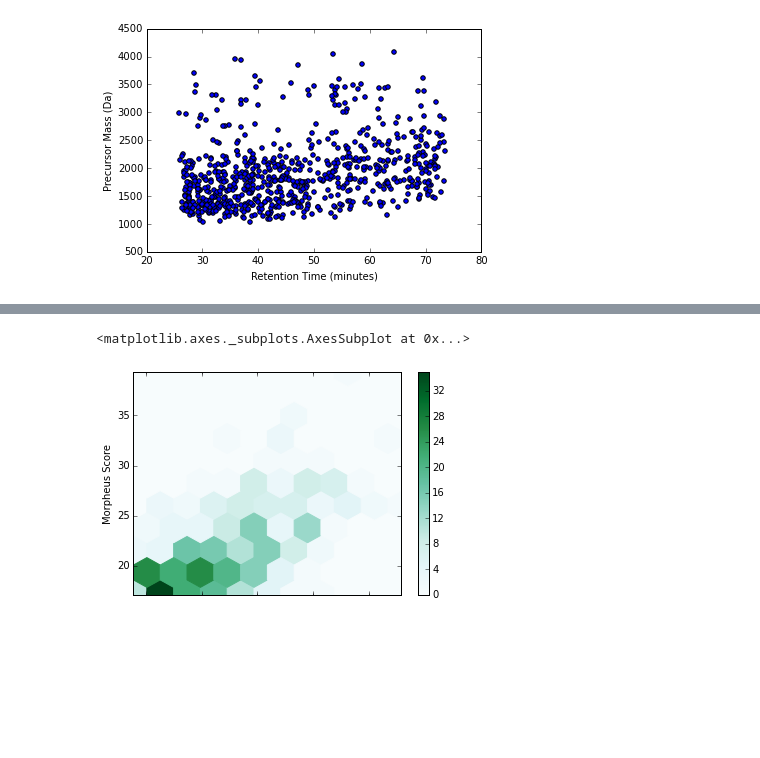
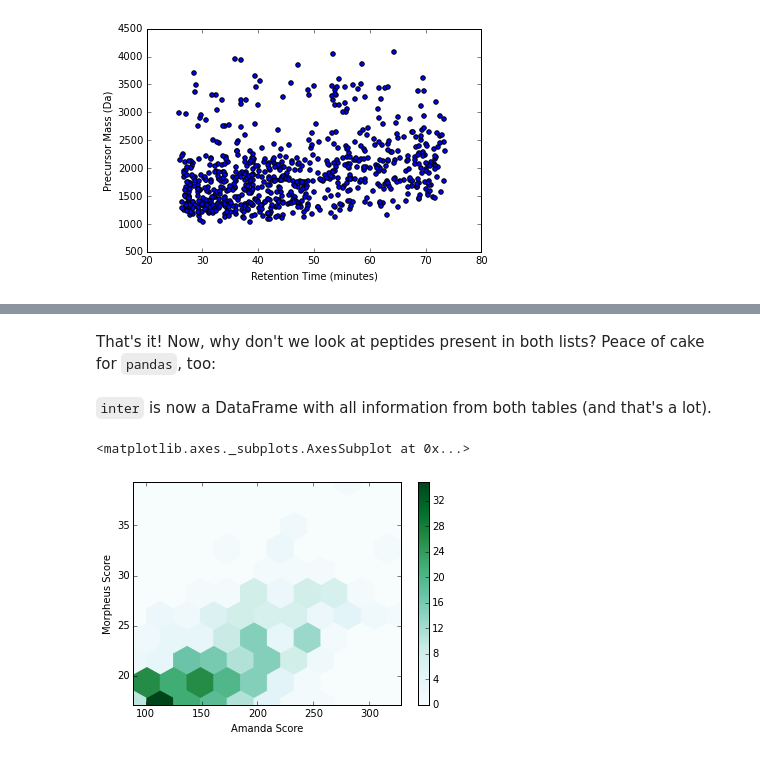
Before and after one commit to levitsky/pyteomics, a Jupyter notebook: doc/source/examples/filtering/filtering.ipynb, the cells around one changed output, grey strips where cells are left out. Saved outputs shown, nothing was run; the diff lists cells and outputs as text; code cells hidden in the pictures; blank space fills up the shorter version.

Commit message:
Update the filtering example ipynb

```diff
--- a/doc/source/examples/filtering/filtering.ipynb
+++ b/doc/source/examples/filtering/filtering.ipynb
@@ -72,6 +84,6 @@ pylab.xlabel('charge state')
 morpheus = pd.read_table('example.PSMs.tsv')
 amanda = pd.read_table('example_output.csv', skiprows=1)
 # %%
-morph_filt = aux.filter(morpheus, fdr=0.01, key='Morpheus Score', reverse=True,
-                       is_decoy='Decoy?')
+# filter the Morpheus DataFrame
+morph_filt = aux.filter(morpheus, fdr=0.01, key='Morpheus Score', reverse=True, is_decoy='Decoy?')
 # %%
@@ -85,10 +103,14 @@ amanda_filt = aux.filter(amanda[amanda['Rank'] == 1], key='Weighted Probability'
 # %%
 amanda_pep = amanda_filt.sort('Weighted Probability').groupby('Sequence').first()
 morph_pep = morph_filt.sort('Q-Value (%)').groupby('Base Peptide Sequence').first()
+# %% [markdown]
+That's it! Now, why don't we look at peptides present in both lists? Peace of cake for `pandas`, too:
 # %%
 inter = amanda_pep.join(morph_pep, how='inner', lsuffix='[amanda]', rsuffix='[morpheus]')
+# %% [markdown]
+`inter` is now a DataFrame with all information from both tables (and that's a lot).
 # %%
-inter.plot('Amanda Score', 'Morpheus Score', kind='hexbin', gridsize=10)
+inter.plot('Amanda Score', 'Morpheus Score', kind='hexbin', gridsize=10, sharex=False)
 # %% [output]
 <matplotlib.axes._subplots.AxesSubplot at 0x...>
-[figure, old version]
+[figure, new version]
```
Also changed, not shown: parts of 14 cells of this notebook.
